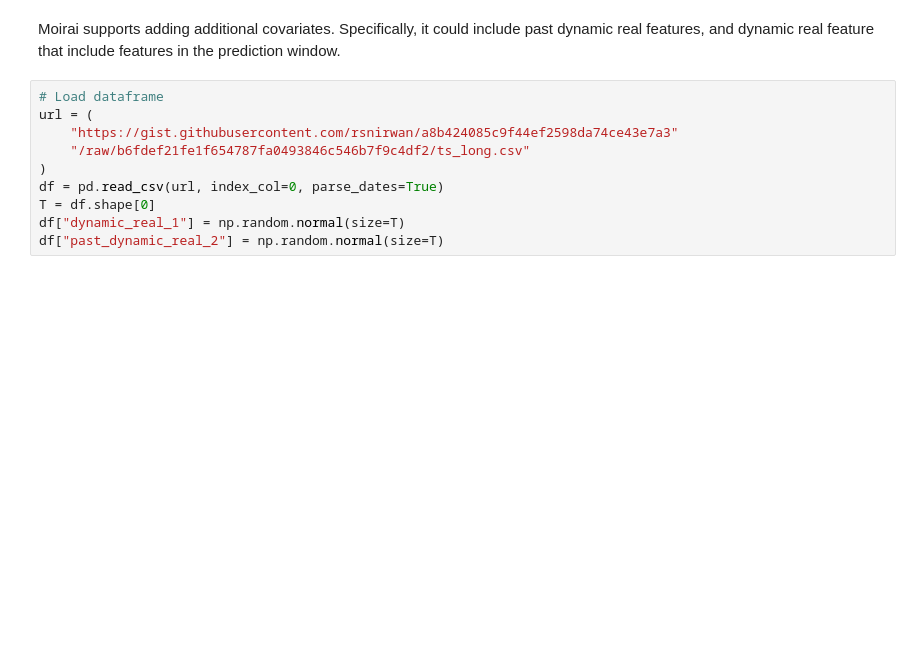
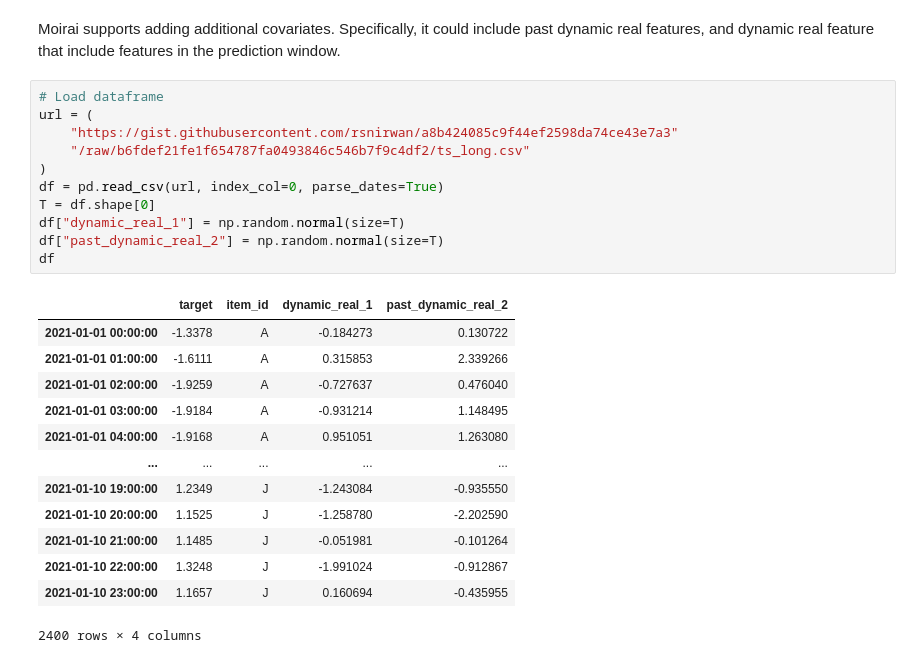
Before and after one commit to jkc4416/study_jkc, a Jupyter notebook: artificial_intelligence/application_field/time_series/github/moirai/uni2ts/example/moirai_forecast_pandas.ipynb, the cells around one changed output. Cells and saved outputs as stored; diff of their text form; blank space fills up the shorter version.

```diff
--- a/artificial_intelligence/application_field/time_series/github/moirai/uni2ts/example/moirai_forecast_pandas.ipynb
+++ b/artificial_intelligence/application_field/time_series/github/moirai/uni2ts/example/moirai_forecast_pandas.ipynb
@@ -451,11 +534,26 @@ Moirai supports adding additional covariates. Specifically, it could include pas
 # %%
 # Load dataframe
 url = (
     "https://gist.githubusercontent.com/rsnirwan/a8b424085c9f44ef2598da74ce43e7a3"
     "/raw/b6fdef21fe1f654787fa0493846c546b7f9c4df2/ts_long.csv"
 )
 df = pd.read_csv(url, index_col=0, parse_dates=True)
 T = df.shape[0]
 df["dynamic_real_1"] = np.random.normal(size=T)
 df["past_dynamic_real_2"] = np.random.normal(size=T)
+df
+# %% [output]
+|  | target | item_id | dynamic_real_1 | past_dynamic_real_2 |
+| 2021-01-01 00:00:00 | -1.3378 | A | -0.184273 | 0.130722 |
+| 2021-01-01 01:00:00 | -1.6111 | A | 0.315853 | 2.339266 |
+| 2021-01-01 02:00:00 | -1.9259 | A | -0.727637 | 0.476040 |
+| 2021-01-01 03:00:00 | -1.9184 | A | -0.931214 | 1.148495 |
+| 2021-01-01 04:00:00 | -1.9168 | A | 0.951051 | 1.263080 |
+| ... | ... | ... | ... | ... |
+| 2021-01-10 19:00:00 | 1.2349 | J | -1.243084 | -0.935550 |
+| 2021-01-10 20:00:00 | 1.1525 | J | -1.258780 | -2.202590 |
+| 2021-01-10 21:00:00 | 1.1485 | J | -0.051981 | -0.101264 |
+| 2021-01-10 22:00:00 | 1.3248 | J | -1.991024 | -0.912867 |
+| 2021-01-10 23:00:00 | 1.1657 | J | 0.160694 | -0.435955 |
+2400 rows × 4 columns
 # %%
```
Also changed, not shown: parts of 11 cells of this notebook.
